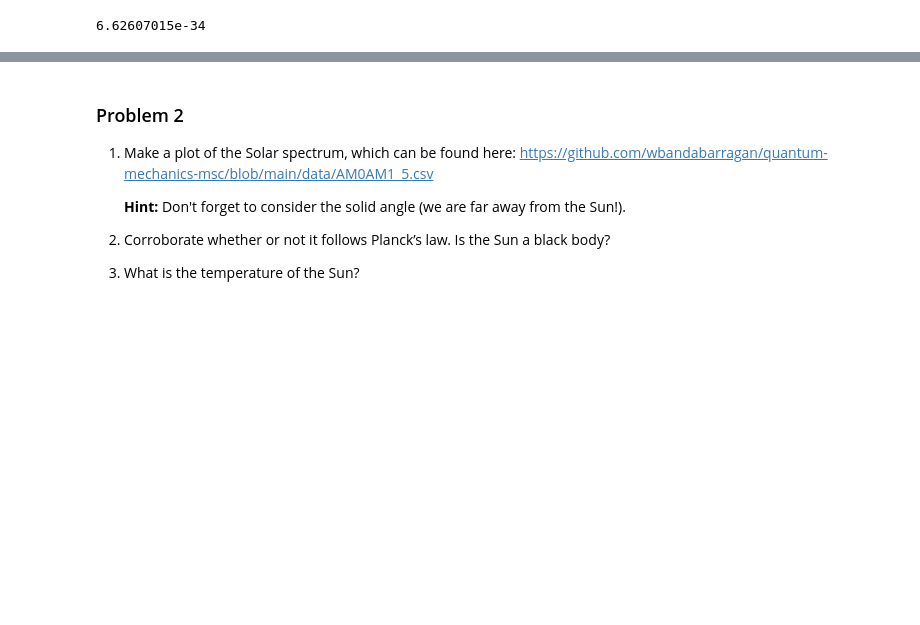
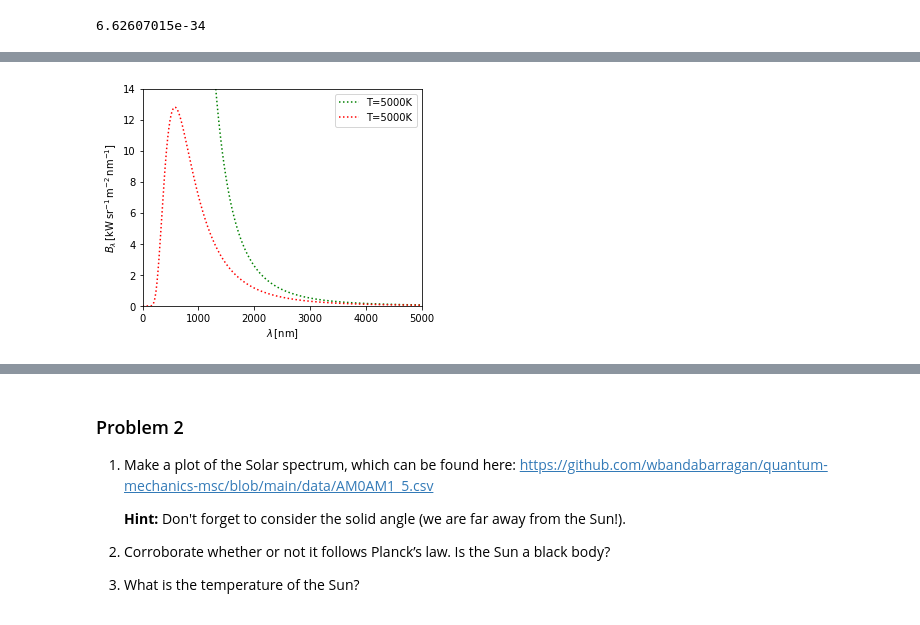
Before and after one commit to wbandabarragan/quantum-mechanics-msc, a Jupyter notebook: homework/classwork-01.ipynb, the cells around one changed output, grey strips where cells are left out. Saved outputs shown, nothing was run; the diff lists cells and outputs as text; code cells hidden in the pictures; blank space fills up the shorter version.

```diff
--- a/homework/classwork-01.ipynb
+++ b/homework/classwork-01.ipynb
@@ -152,0 +153,34 @@ plt.show()
+# %%
+# Normalise axes to better units
+
+lb_axis = lb*1.e9 # this in the x-axis in [nm]
+
+# Below we work with the y-axis
+rad1_axis = rad*1.e-12 # this is in units of [KW/m^2/nm/sr]
+rad2_axis = rad2*1.e-12 # this is in units of [KW/m^2/nm/sr]
+# %%
+# Plotting
+
+# Creating figure environment with a customised size
+fig = plt.figure(figsize = (5,4))
+
+# We plot
+plt.plot(lb_axis , rad1_axis, color='green', linestyle=':', label = f"T={tp}K") #, marker = 'o')
+plt.plot(lb_axis , rad2_axis, color='red', linestyle=':', label = f"T={tp}K") #, marker = 'o')
+
+# Labels
+plt.xlabel(r"$\lambda\,\rm[nm]$")
+plt.ylabel(r"$B_{\lambda}\,\rm [kW\,sr^{-1}\,m^{-2}\,nm^{-1}]$") # 'r' is to access latex notation
+
+# Add limits to axes
+plt.xlim(0, 5000)
+plt.ylim(0, 1.4e1)
+
+
+# Add labels
+plt.legend()
+
+# We display the plot
+plt.show()
+# %% [output]
+[figure, added]
```
Also changed, not shown: parts of 2 cells of this notebook.
